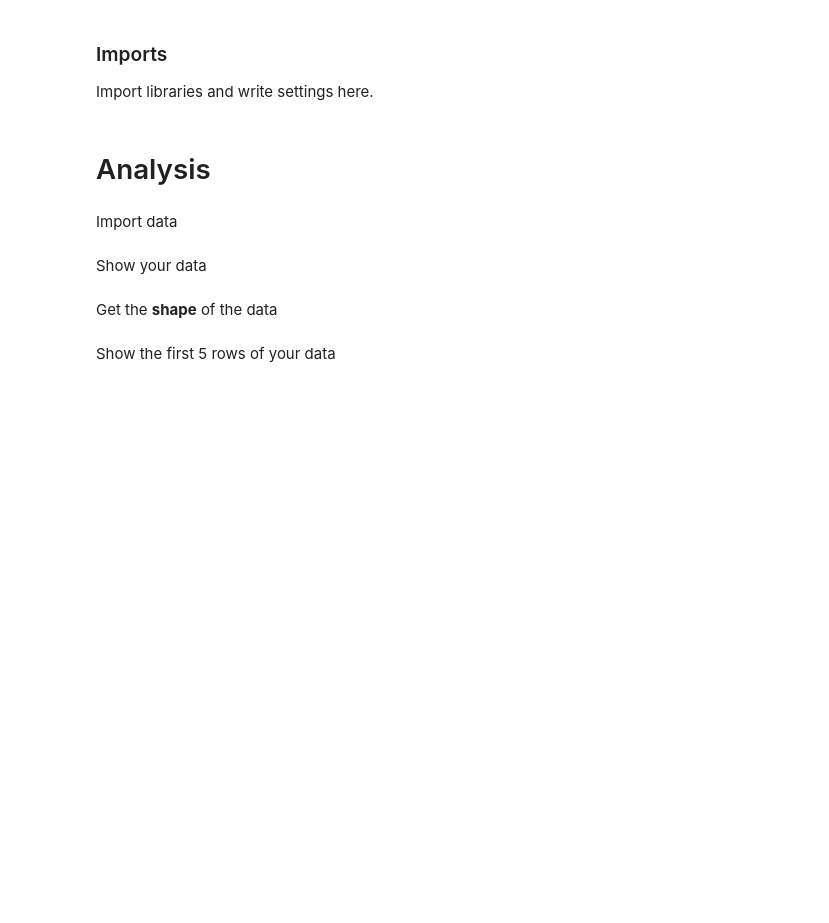
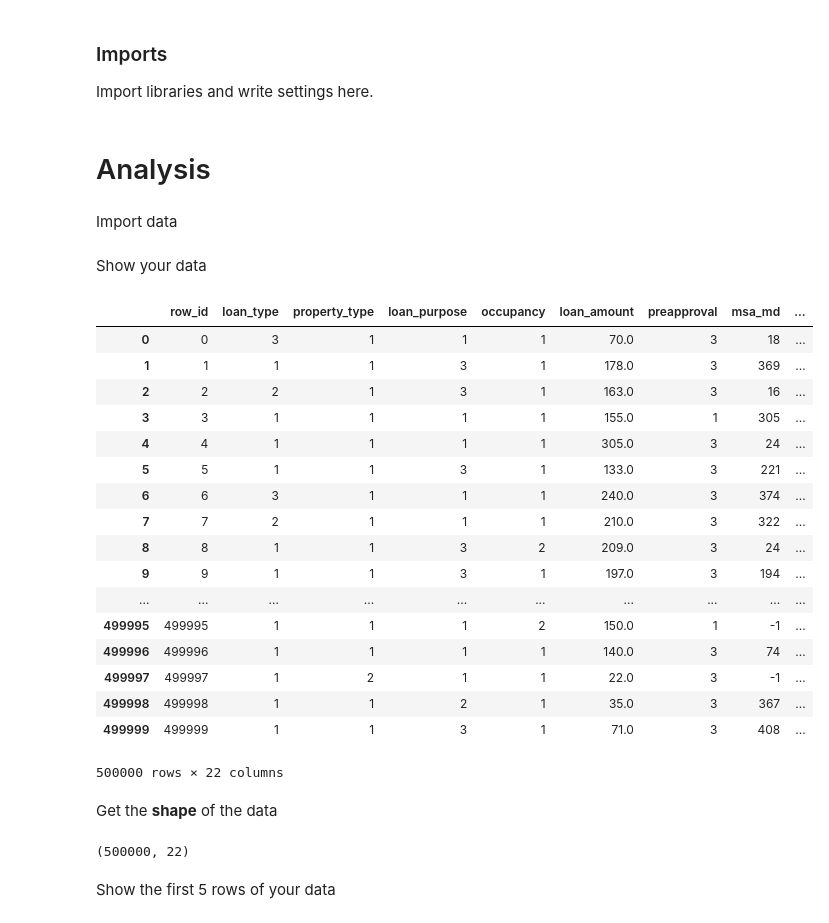
Before and after one commit to peter-ohara/Capstone1, a Jupyter notebook: Capstone.ipynb, the cells around one changed output. Drawn from its saved outputs; the diff is of its cells as text; code cells hidden in the pictures; blank space fills up the shorter version.

```diff
--- a/Capstone.ipynb
+++ b/Capstone.ipynb
@@ -19,6 +21,31 @@ Import data
 # %% [markdown]
 Show your data
+# %%
+display(training_data)
+# %% [output]
+|  | row_id | loan_type | property_type | loan_purpose | occupancy | loan_amount | preapproval | msa_md | ... |
+| 0 | 0 | 3 | 1 | 1 | 1 | 70.0 | 3 | 18 | ... |
+| 1 | 1 | 1 | 1 | 3 | 1 | 178.0 | 3 | 369 | ... |
+| 2 | 2 | 2 | 1 | 3 | 1 | 163.0 | 3 | 16 | ... |
+| 3 | 3 | 1 | 1 | 1 | 1 | 155.0 | 1 | 305 | ... |
+| 4 | 4 | 1 | 1 | 1 | 1 | 305.0 | 3 | 24 | ... |
+| 5 | 5 | 1 | 1 | 3 | 1 | 133.0 | 3 | 221 | ... |
+| 6 | 6 | 3 | 1 | 1 | 1 | 240.0 | 3 | 374 | ... |
+| 7 | 7 | 2 | 1 | 1 | 1 | 210.0 | 3 | 322 | ... |
+| 8 | 8 | 1 | 1 | 3 | 2 | 209.0 | 3 | 24 | ... |
+| 9 | 9 | 1 | 1 | 3 | 1 | 197.0 | 3 | 194 | ... |
+| ... | ... | ... | ... | ... | ... | ... | ... | ... | ... |
+| 499995 | 499995 | 1 | 1 | 1 | 2 | 150.0 | 1 | -1 | ... |
+| 499996 | 499996 | 1 | 1 | 1 | 1 | 140.0 | 3 | 74 | ... |
+| 499997 | 499997 | 1 | 2 | 1 | 1 | 22.0 | 3 | -1 | ... |
+| 499998 | 499998 | 1 | 1 | 2 | 1 | 35.0 | 3 | 367 | ... |
+| 499999 | 499999 | 1 | 1 | 3 | 1 | 71.0 | 3 | 408 | ... |
+500000 rows × 22 columns
 # %% [markdown]
 Get the **shape** of the data
+# %%
+training_data.shape
+# %% [output]
+(500000, 22)
 # %% [markdown]
 Show the first 5 rows of your data
```
Also changed, not shown: parts of 19 cells of this notebook, 4 other files.
